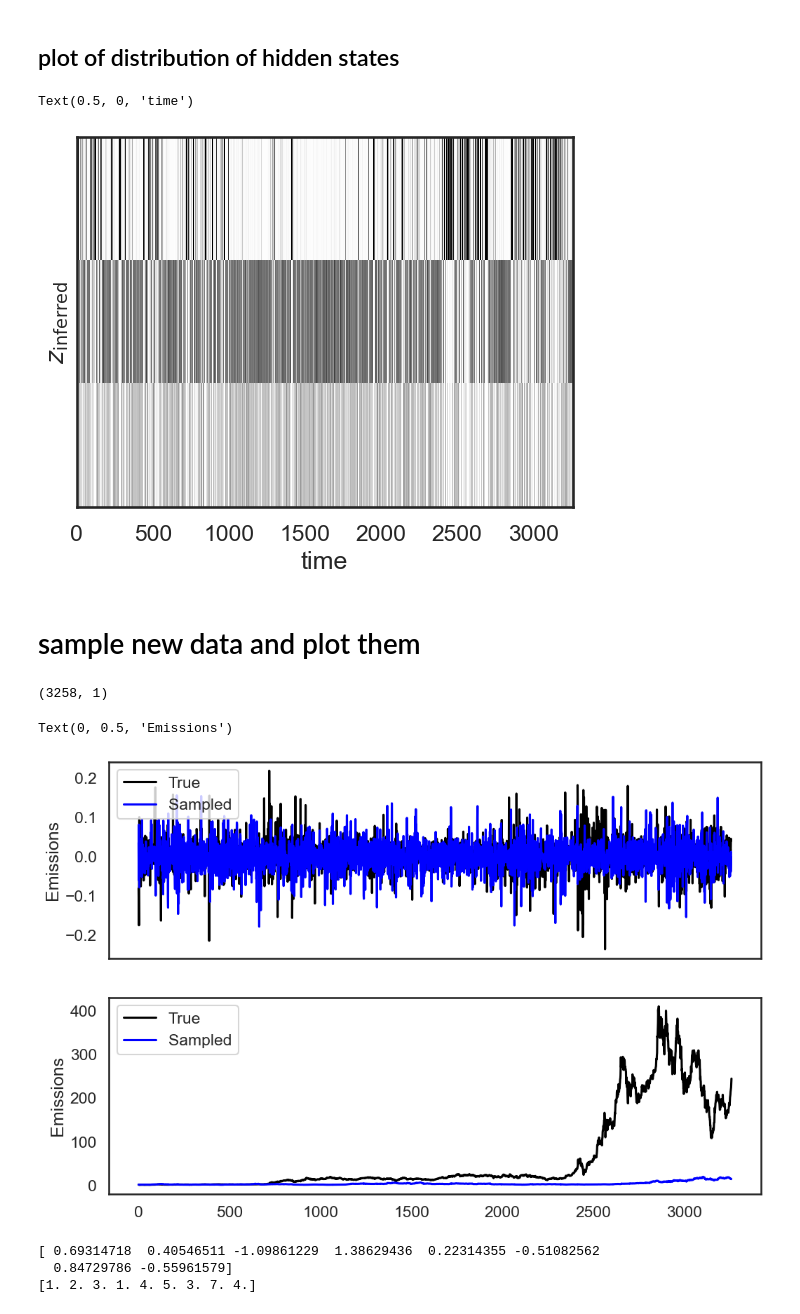
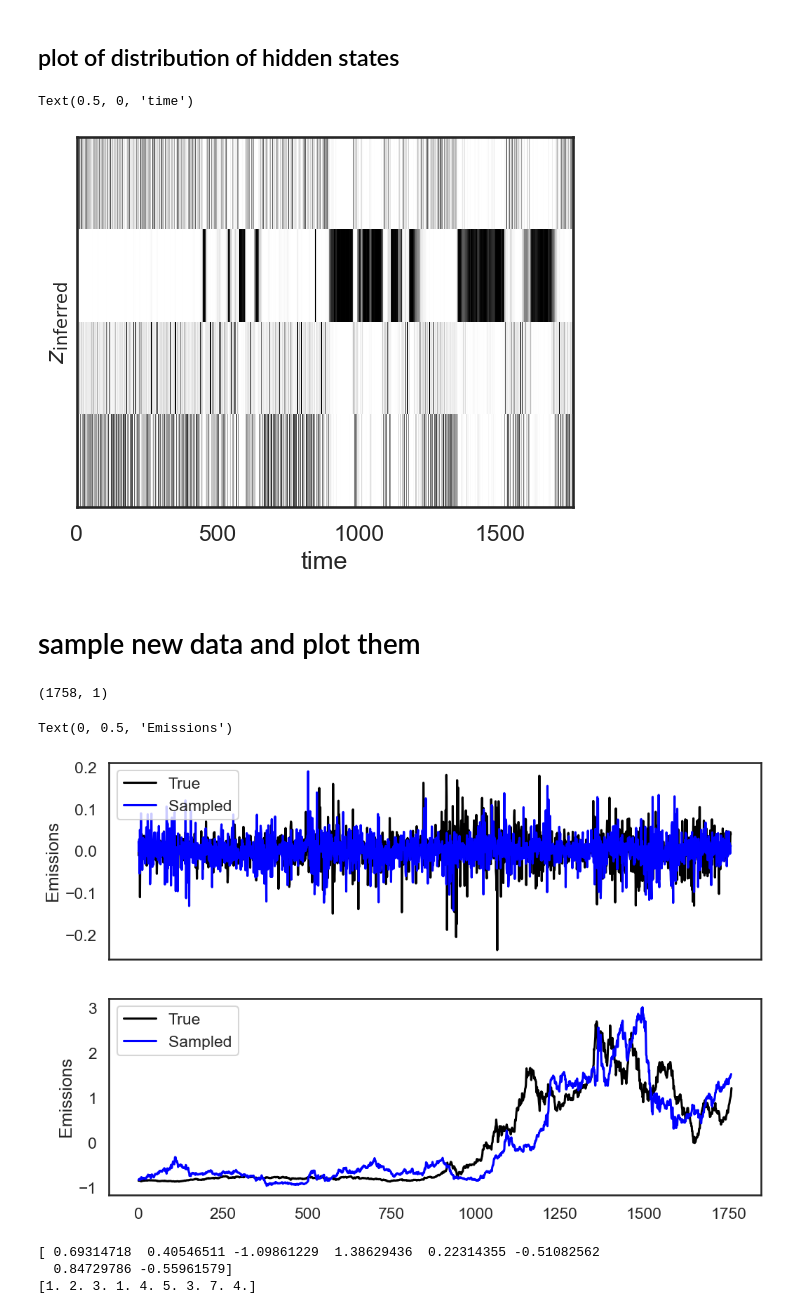
Before and after one commit to mzampar/PML_ARHMM, a Jupyter notebook: financial_analysis.ipynb, the cells around one changed output. Saved outputs shown, nothing was run; the diff lists cells and outputs as text; code cells hidden in the pictures.

```diff
--- a/financial_analysis.ipynb
+++ b/financial_analysis.ipynb
@@ -65,13 +65,15 @@ plt.plot(close_diff)
 # %%
 # Now fit an HMM to the emissions
 key1, key2 = jr.split(jr.PRNGKey(0), 2)
-num_states = 3
+num_states = 4
 emission_dim = 1
 num_lags = 1
-start_index = 0
+start_index = 1500
+
+emissions = close_diff[start_index:]
+emissions = (emissions - emissions) / np.std(emissions)
 emissions = jnp.array(close_diff[start_index:]).reshape(-1, 1)
 time_bins = len(emissions)
-
 
 # Initialize with K-Means
 arhmm = LinearAutoregressiveHMM(num_states, emission_dim, num_lags=num_lags)
@@ -152,33 +156,37 @@ plt.yticks([])
 plt.xlabel("time")
 # %% [output]
 Text(0.5, 0, 'time')
-[figure, old version]
+[figure, new version]
 # %% [markdown]
 # sample new data and plot them
 # %%
 sampled_states, sampled_emissions = arhmm.sample(fitted_params, jr.PRNGKey(0), time_bins)
 
 print(sampled_emissions.shape)
 
 initial_value = data['Close'].iloc[start_index]
 recovered_log = np.cumsum(np.concatenate(([np.log(initial_value)], sampled_emissions.reshape(-1))))
 recovered_series = np.exp(recovered_log)
 
 fig, ax = plt.subplots(2, 1, figsize=(12, 8), sharex=True)
 ax[0].plot(emissions, color="black", label="True")
 ax[0].plot(sampled_emissions, color="blue", label="Sampled")
 ax[0].legend(loc="upper left")
 ax[0].set_ylabel("Emissions")
 
 d = data['Close'][start_index:].to_numpy()
+d = (d-np.mean(d))/np.std(d)
+
+recovered_series = (recovered_series - np.mean(recovered_series)) / np.std(recovered_series)
+
 ax[1].plot(d, color="black", label="True")
 ax[1].plot(recovered_series, color="blue", label="Sampled")
 ax[1].legend(loc="upper left")
 ax[1].set_ylabel("Emissions")
 # %% [output]
-(3258, 1)
+(1758, 1)
 Text(0, 0.5, 'Emissions')
-[figure, old version]
+[figure, new version]
 # %%
 initial_value = 0
 start = [1,2,3,1,4,5,3,7,4]
```
Also changed, not shown: parts of 4 cells of this notebook, 1 other file.
